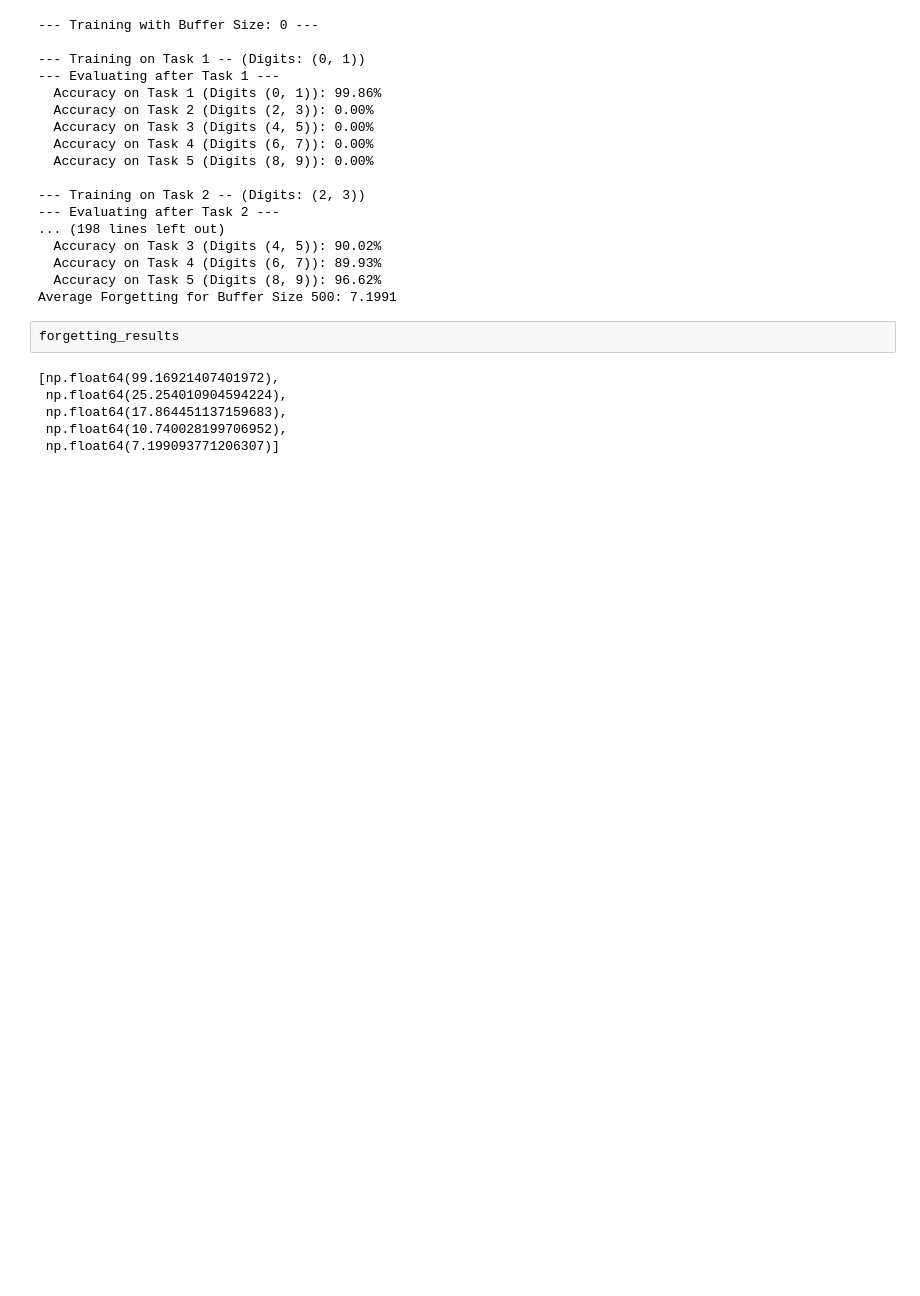
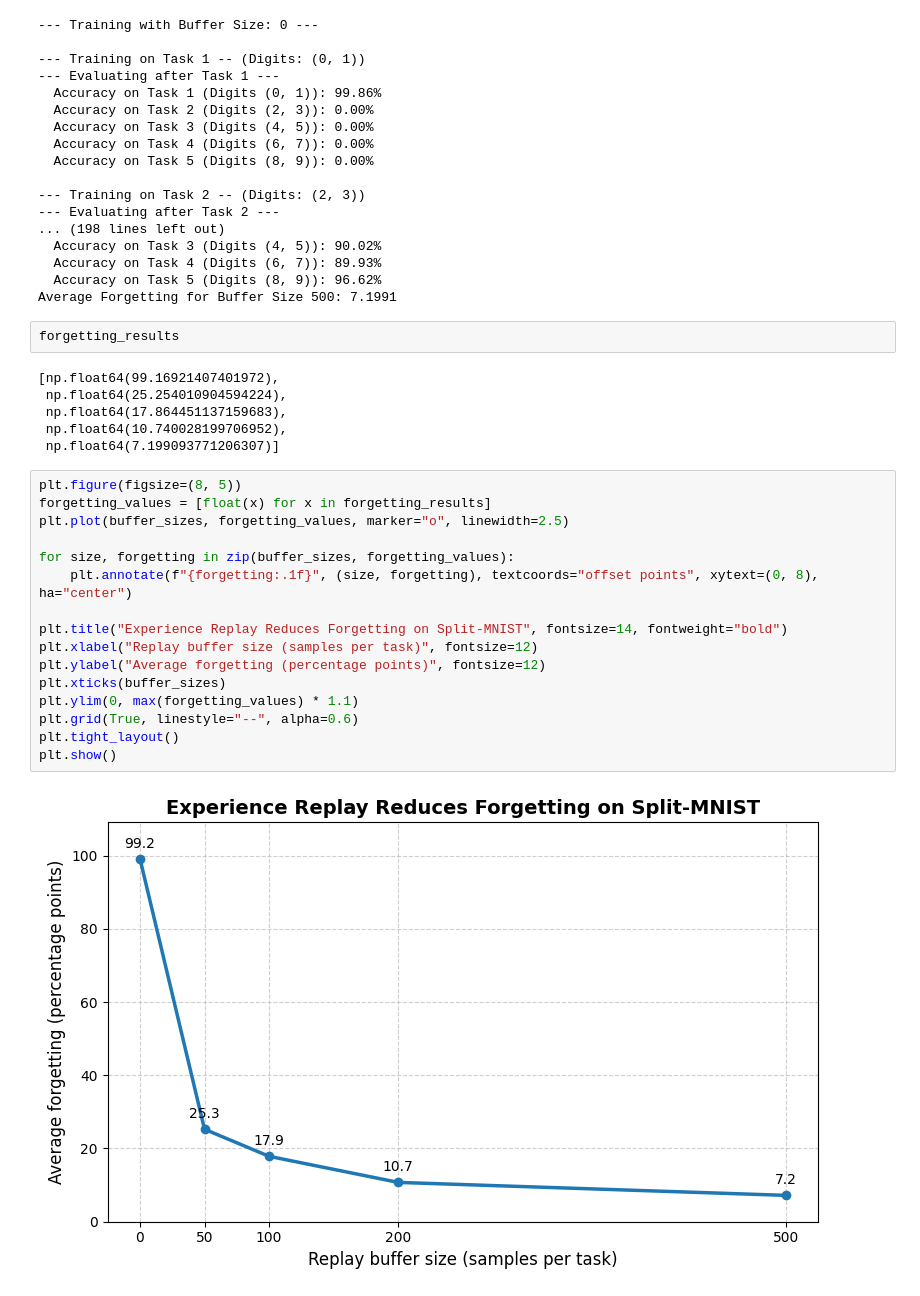
Before and after one commit to Bukunmi2108/ml-journey, a Jupyter notebook: research/p3/exreplay.ipynb, the cells around one changed output. Saved outputs shown, nothing was run; the diff lists cells and outputs as text; blank space fills up the shorter version.

```diff
--- a/research/p3/exreplay.ipynb
+++ b/research/p3/exreplay.ipynb
@@ -299,3 +299,21 @@ forgetting_results
  np.float64(17.864451137159683),
  np.float64(10.740028199706952),
  np.float64(7.199093771206307)]
+# %%
+plt.figure(figsize=(8, 5))
+forgetting_values = [float(x) for x in forgetting_results]
+plt.plot(buffer_sizes, forgetting_values, marker="o", linewidth=2.5)
+
+for size, forgetting in zip(buffer_sizes, forgetting_values):
+    plt.annotate(f"{forgetting:.1f}", (size, forgetting), textcoords="offset points", xytext=(0, 8), ha="center")
+
+plt.title("Experience Replay Reduces Forgetting on Split-MNIST", fontsize=14, fontweight="bold")
+plt.xlabel("Replay buffer size (samples per task)", fontsize=12)
+plt.ylabel("Average forgetting (percentage points)", fontsize=12)
+plt.xticks(buffer_sizes)
+plt.ylim(0, max(forgetting_values) * 1.1)
+plt.grid(True, linestyle="--", alpha=0.6)
+plt.tight_layout()
+plt.show()
+# %% [output]
+[figure, added]
```
